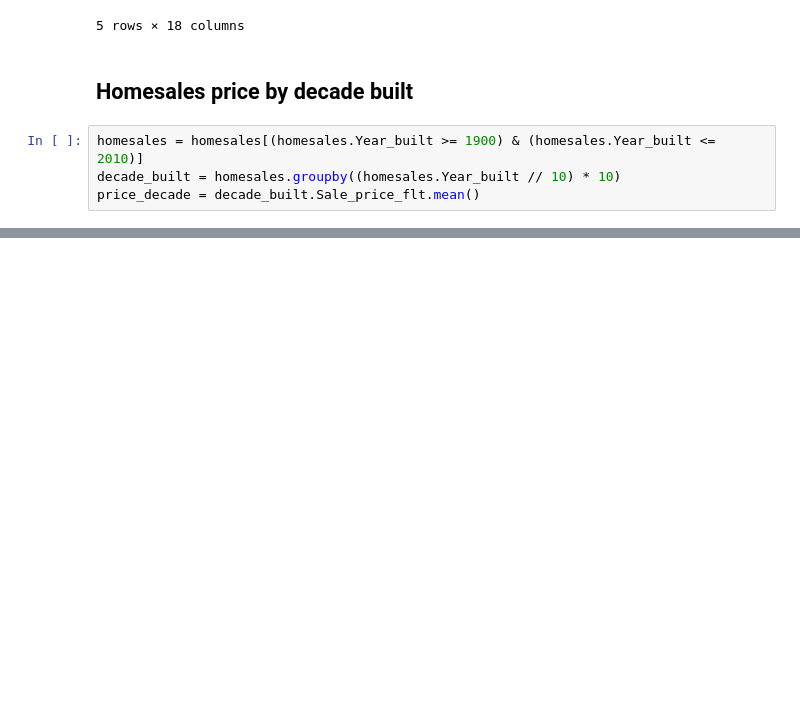
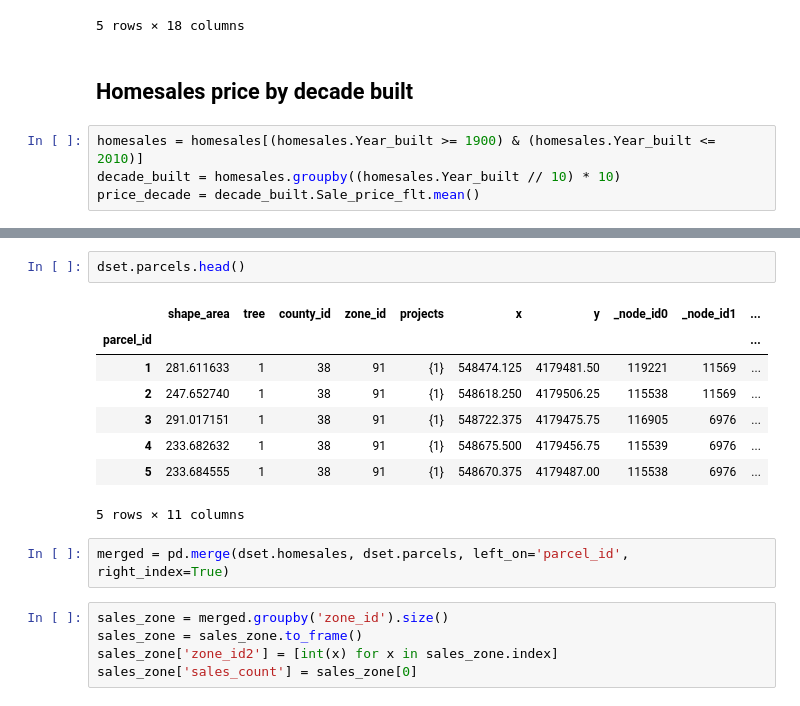
Before and after one commit to UDST/bayarea_urbansim, a Jupyter notebook: Exploring dataset with charts and maps.ipynb, the cells around one changed output, grey strips where cells are left out. Cells and saved outputs as stored; diff of their text form; blank space fills up the shorter version.

```diff
--- a/Exploring dataset with charts and maps.ipynb
+++ b/Exploring dataset with charts and maps.ipynb
@@ -69,0 +91,18 @@ map
+# %%
+dset.parcels.head()
+# %% [output]
+|  | shape_area | tree | county_id | zone_id | projects | x | y | _node_id0 | _node_id1 | ... |
+| parcel_id |  |  |  |  |  |  |  |  |  | ... |
+| 1 | 281.611633 | 1 | 38 | 91 | {1} | 548474.125 | 4179481.50 | 119221 | 11569 | ... |
+| 2 | 247.652740 | 1 | 38 | 91 | {1} | 548618.250 | 4179506.25 | 115538 | 11569 | ... |
+| 3 | 291.017151 | 1 | 38 | 91 | {1} | 548722.375 | 4179475.75 | 116905 | 6976 | ... |
+| 4 | 233.682632 | 1 | 38 | 91 | {1} | 548675.500 | 4179456.75 | 115539 | 6976 | ... |
+| 5 | 233.684555 | 1 | 38 | 91 | {1} | 548670.375 | 4179487.00 | 115538 | 6976 | ... |
+5 rows × 11 columns
+# %%
+merged = pd.merge(dset.homesales, dset.parcels, left_on='parcel_id', right_index=True)
+# %%
+sales_zone = merged.groupby('zone_id').size()
+sales_zone = sales_zone.to_frame()
+sales_zone['zone_id2'] = [int(x) for x in sales_zone.index]
+sales_zone['sales_count'] = sales_zone[0]
```
Also changed, not shown: parts of 12 cells of this notebook, 10 other files.
